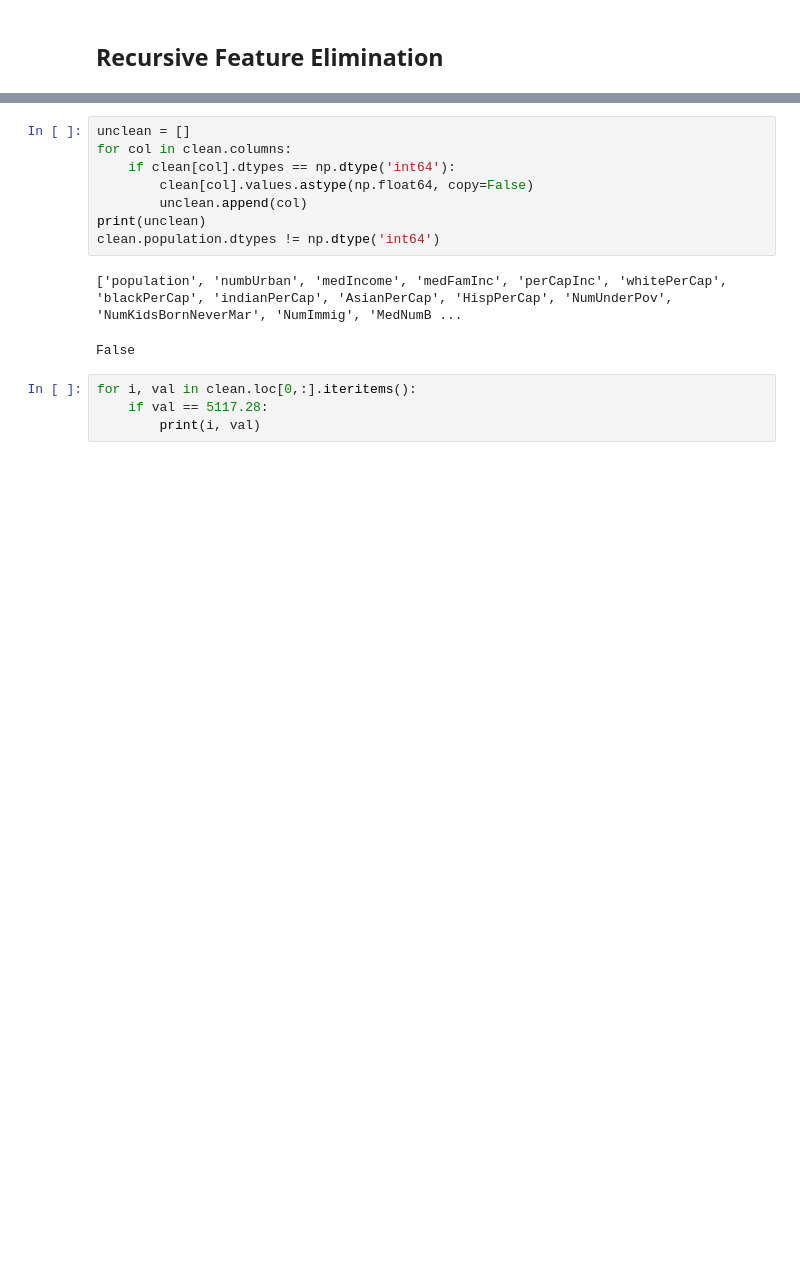
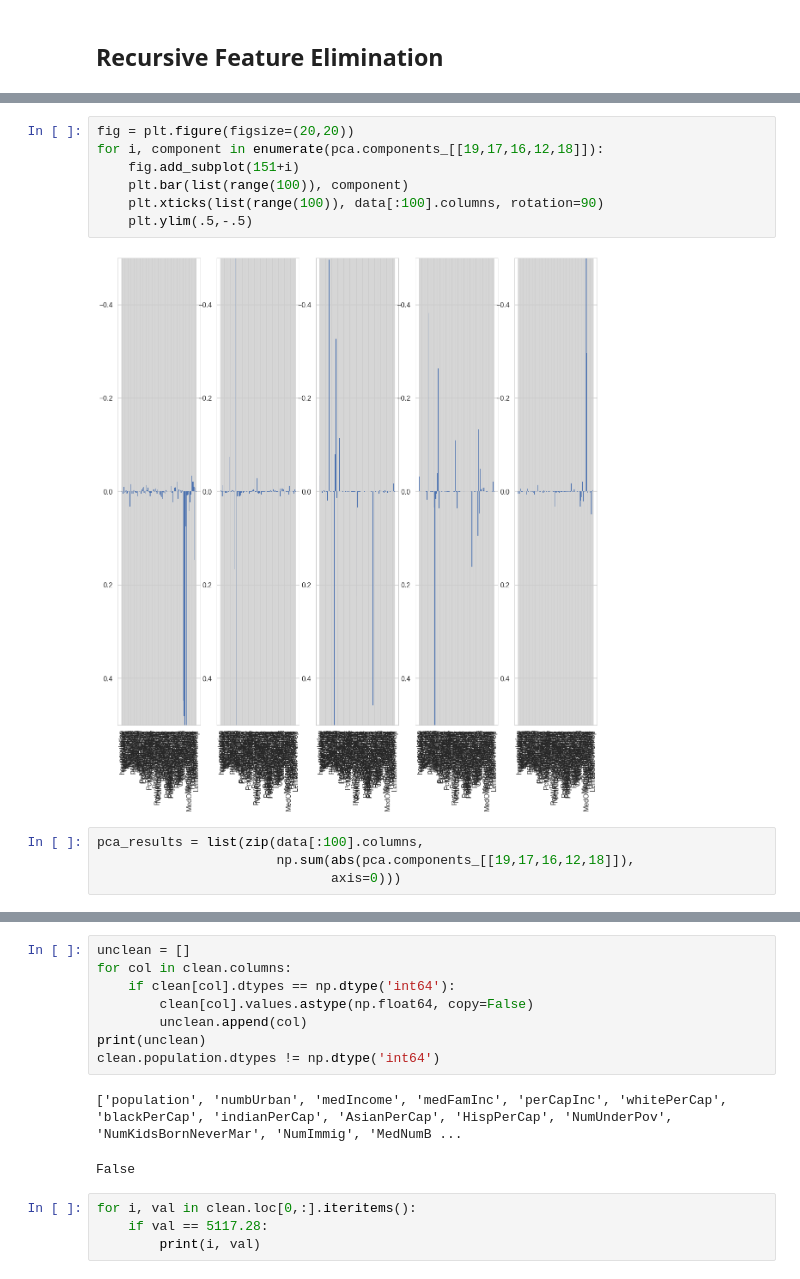
Before and after one commit to llcheng01/unit-4_final_project, a Jupyter notebook: data_exploration.ipynb, the cells around one changed output, grey strips where cells are left out. Drawn from its saved outputs; the diff is of its cells as text; blank space fills up the shorter version.

```diff
--- a/data_exploration.ipynb
+++ b/data_exploration.ipynb
@@ -567,0 +799,13 @@ Length: 112, dtype: object
+# %%
+fig = plt.figure(figsize=(20,20))
+for i, component in enumerate(pca.components_[[19,17,16,12,18]]):
+    fig.add_subplot(151+i)
+    plt.bar(list(range(100)), component)
+    plt.xticks(list(range(100)), data[:100].columns, rotation=90)
+    plt.ylim(.5,-.5)
+# %% [output]
+[figure, added]
+# %%
+pca_results = list(zip(data[:100].columns,
+                       np.sum(abs(pca.components_[[19,17,16,12,18]]),
+                              axis=0)))
```
Also changed, not shown: parts of 40 cells of this notebook.
